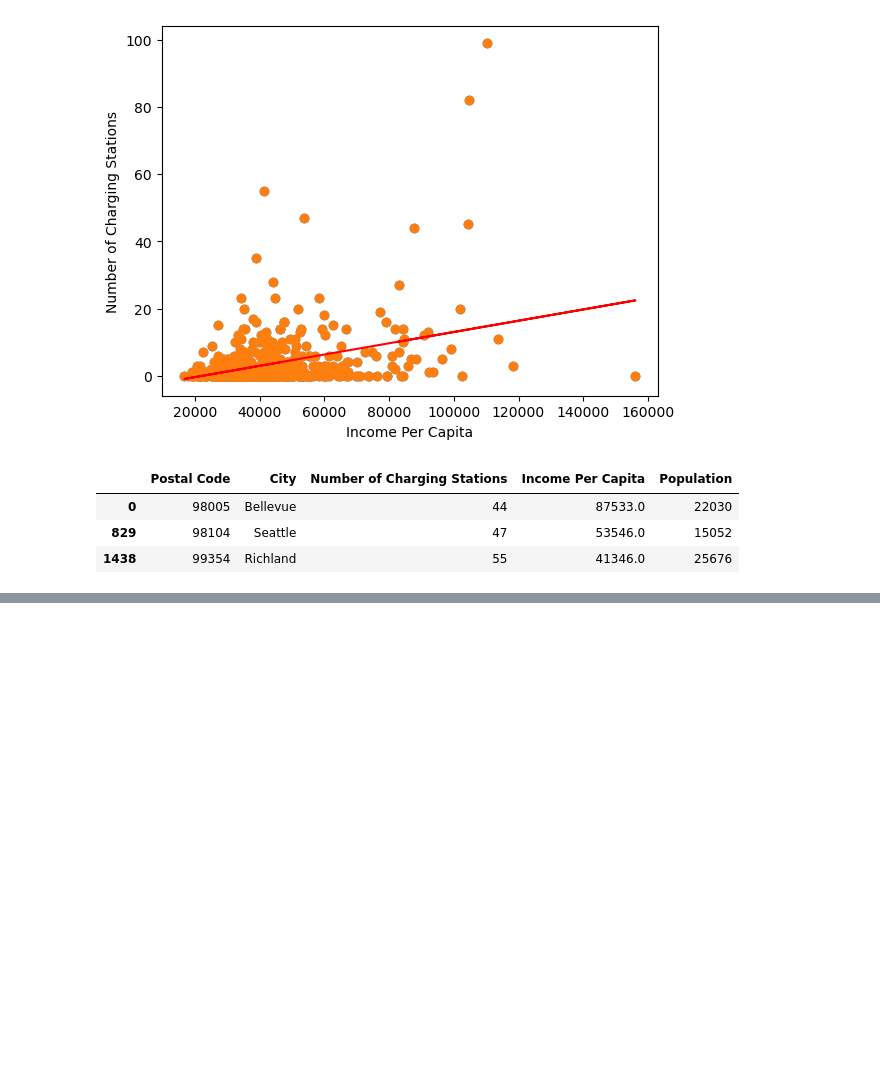
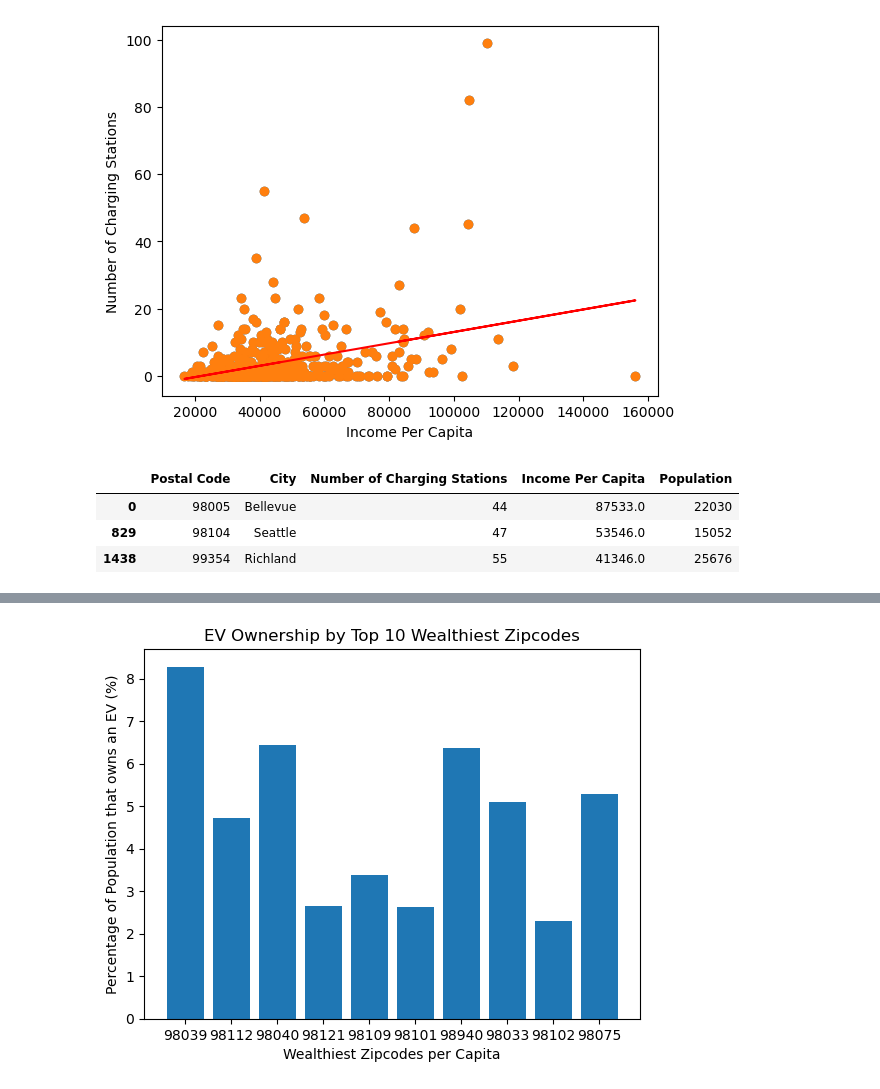
Before and after one commit to caelwillis/group-4-proj-1, a Jupyter notebook: per_capita_visualisations.ipynb, the cells around one changed output, grey strips where cells are left out. Saved outputs shown, nothing was run; the diff lists cells and outputs as text; code cells hidden in the pictures; blank space fills up the shorter version.

```diff
--- a/per_capita_visualisations.ipynb
+++ b/per_capita_visualisations.ipynb
@@ -290,0 +259,15 @@ population_df_filtered
+# %%
+#Richest Zipcodes Bar Graph
+rich_zipcodes_x = ['98039','98112','98040','98121','98109',
+                   '98101','98940','98033','98102','98075']
+rich_population_percent_y = [8.279165,4.732265,6.436538,2.650520,3.376639,
+                        2.625445,6.356968,5.093383,2.299919,5.277359]
+
+plt.bar(rich_zipcodes_x,rich_population_percent_y)
+plt.title("EV Ownership by Top 10 Wealthiest Zipcodes")
+plt.xlabel('Wealthiest Zipcodes per Capita')
+plt.ylabel('Percentage of Population that owns an EV (%)')
+
+plt.show()
+# %% [output]
+[figure, added]
```
Also changed, not shown: parts of 16 cells of this notebook.
